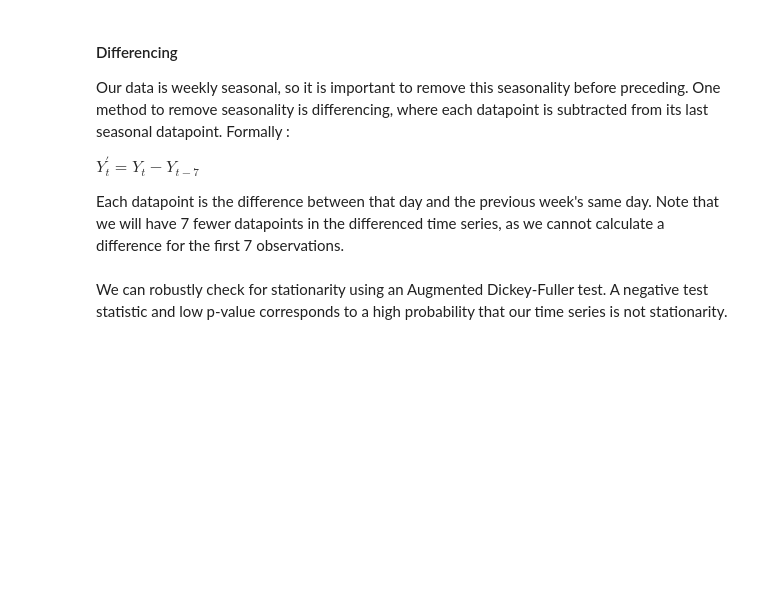
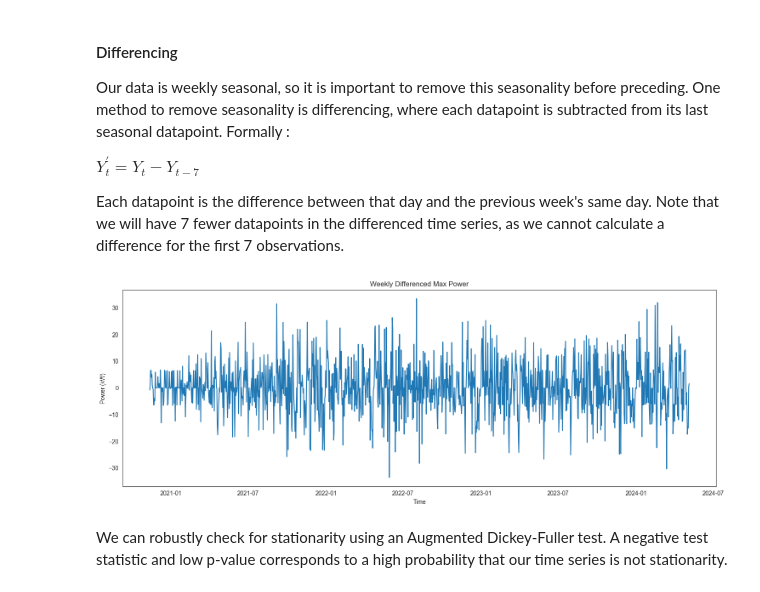
Before and after one commit to winston-edwin-chiong/power-prediction, a Jupyter notebook: notebooks/ARIMA-demand-forecast.ipynb, the cells around one changed output. Saved outputs shown, nothing was run; the diff lists cells and outputs as text; code cells hidden in the pictures; blank space fills up the shorter version.

```diff
--- a/notebooks/ARIMA-demand-forecast.ipynb
+++ b/notebooks/ARIMA-demand-forecast.ipynb
@@ -214,6 +224,15 @@ fig = px.line(data_frame = dailydemand["peak_power_kW"], x = dailydemand["peak_p
               y = dailydemand["peak_power_kW"].diff(periods = 7).dropna())
 fig.update_layout(title = "Weekly Differenced Max Power", xaxis_title = "Time", yaxis_title = "Power (kW)")
 fig.show()
+# %%
+plt.figure(figsize=(18, 6))
+sns.lineplot(x=dailydemand["peak_power_kW"].diff(periods=7).dropna().index, y=dailydemand["peak_power_kW"].diff(periods=7).dropna())
+plt.title("Weekly Differenced Max Power")
+plt.xlabel("Time")
+plt.ylabel("Power (kW)")
+plt.show()
+# %% [output]
+[figure, added]
 # %% [markdown]
 We can robustly check for stationarity using an Augmented Dickey-Fuller test. A negative test statistic and low p-value corresponds to a high probability that our time series is not stationarity.
 # %%
```
Also changed, not shown: parts of 7 cells of this notebook, 2 other files.
